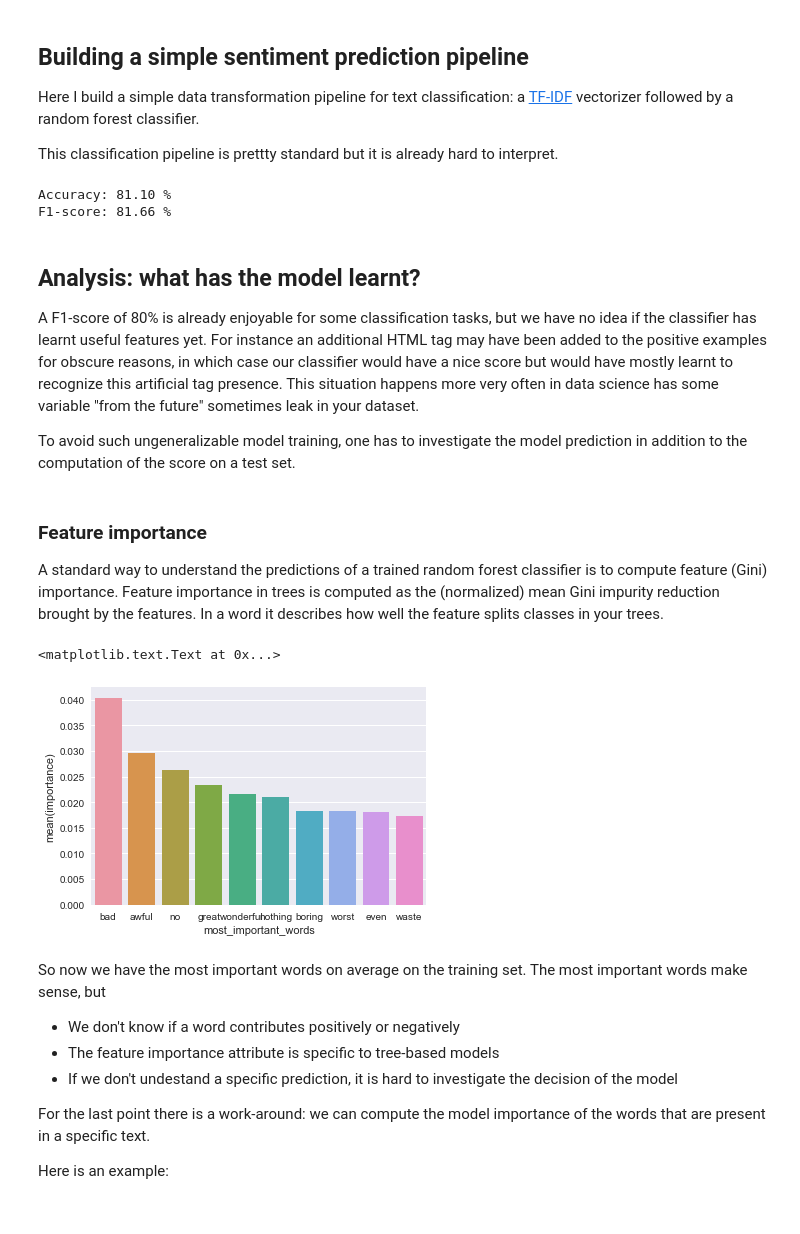
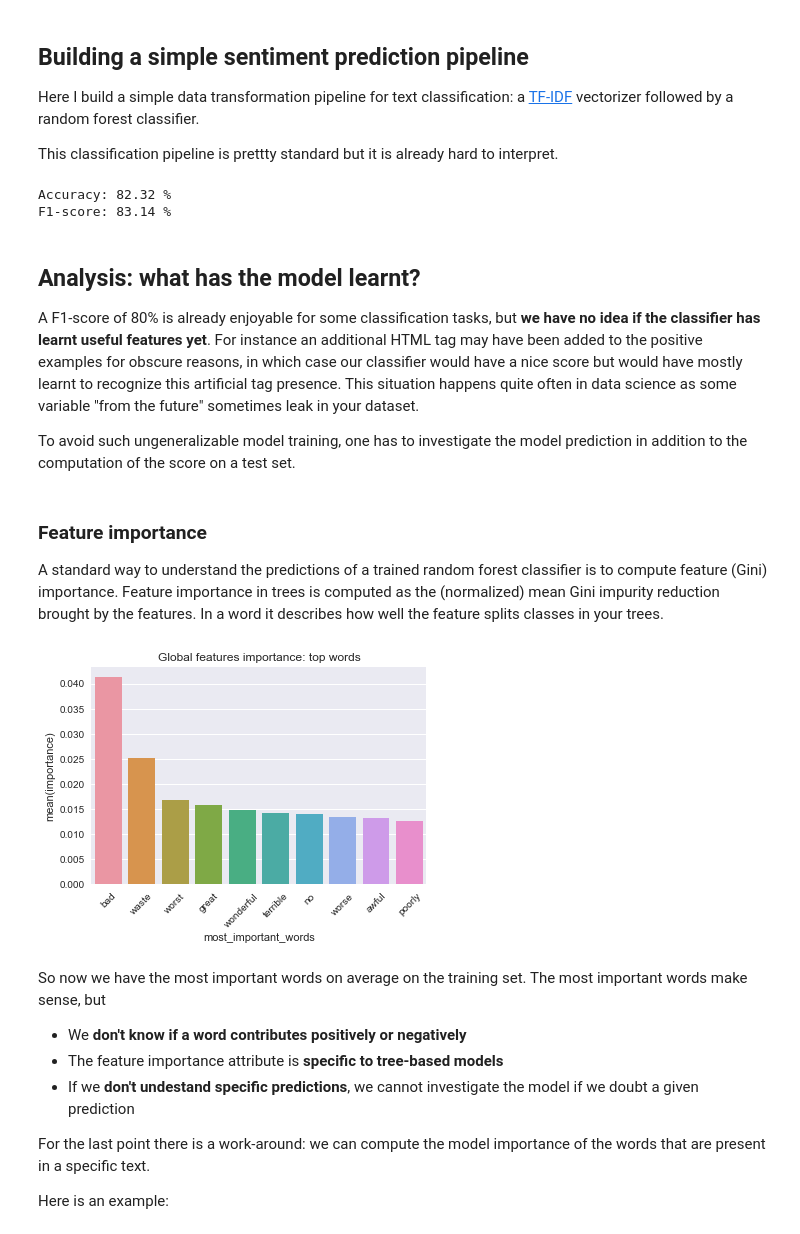
Before and after one commit to nkthiebaut/nkthiebaut.github.io, a Jupyter notebook: content/lime-of-words.ipynb, the cells around one changed output. Drawn from its saved outputs; the diff is of its cells as text; code cells hidden in the pictures.

```diff
--- a/content/lime-of-words.ipynb
+++ b/content/lime-of-words.ipynb
@@ -33,13 +33,17 @@ for w in all_tokens:
     frequencies[w] += 1
 print('Vocabulary size before rare words tagging:', len(set(all_tokens)))
 
-# 2) Replace words occuring less than 20 times in the corpus with an out-of-vocabulary tag
-texts = [' '.join([w if frequencies[w] > 20 else '<oov>'
+# 2) Replace words occuring less than 10 times in the corpus with an
+# out-of-vocabulary tag
+texts = [' '.join([w if frequencies[w] > 10 else '<oov>'
                    for w in t.split()])
          for t in texts]
-print('Vocabulary size after rare words tagging:', len(set([token for t in texts for token in t.split()])))
+print('Vocabulary size after rare words tagging:',
+      len(set([token for t in texts for token in t.split()])))
 
-# 3) Split train and test sets (should be done before rare words tagging in real world applications)
-texts_train, texts_test, y_train, y_test = train_test_split(texts, y)
+# 3) Split train and test sets (should be done before rare words
+# tagging in real world applications)
+texts_train, texts_test, y_train, y_test = \
+    train_test_split(texts, y, random_state=42)
 # %% [output]
 Vocabulary size before rare words tagging: 257663
@@ -56,7 +60,7 @@ from sklearn.ensemble import RandomForestClassifier
 from sklearn import metrics
 
 vectorizer = TfidfVectorizer()
-classifier = RandomForestClassifier(n_estimators=100, max_depth=5)
+classifier = RandomForestClassifier(n_estimators=100, max_depth=10)
 
 pipeline = make_pipeline(vectorizer, classifier)
 
@@ -66,11 +70,11 @@ y_preds = pipeline.predict(texts_test)
 print('Accuracy: {:.2f} %'.format(100*metrics.accuracy_score(y_preds, y_test)))
 print('F1-score: {:.2f} %'.format(100*metrics.f1_score(y_preds, y_test)))
 # %% [output]
-Accuracy: 81.10 %
-F1-score: 81.66 %
+Accuracy: 82.32 %
+F1-score: 83.14 %
 # %% [markdown]
 ## Analysis: what has the model learnt?
-A F1-score of 80% is already enjoyable for some classification tasks, but we have no idea if the classifier has learnt useful features yet. For instance an additional HTML tag may have been added to the positive examples for obscure reasons, in which case our classifier would have a nice score but would have mostly learnt to recognize this artificial tag presence. This situation happens more very often in data science has some variable "from the future" sometimes leak in your dataset.
+A F1-score of 80% is already enjoyable for some classification tasks, but **we have no idea if the classifier has learnt useful features yet**. For instance an additional HTML tag may have been added to the positive examples for obscure reasons, in which case our classifier would have a nice score but would have mostly learnt to recognize this artificial tag presence. This situation happens quite often in data science as some variable "from the future" sometimes leak in your dataset.
 
 To avoid such ungeneralizable model training, one has to investigate the model prediction in addition to the computation of the score on a test set.
 # %% [markdown]
@@ -80,23 +84,24 @@ A standard way to understand the predictions of a trained random forest classifi
 # %%
 import seaborn as sns
 %matplotlib inline
 
 # Create a dictionary with most important features
 importances = pipeline.named_steps['randomforestclassifier'].feature_importances_
 top_indices = np.argsort(importances)[::-1][:10]
-words_importance = pd.DataFrame({'most_important_words': np.array(vectorizer.get_feature_names())[top_indices],
+features_names = np.array(vectorizer.get_feature_names())
+words_importance = pd.DataFrame({'most_important_words': features_names[top_indices],
                                  'importance': importances[top_indices]})
 
-sns.barplot(x="most_important_words", y="importance", data=words_importance);
-plt.title('')
+sns.barplot(x="most_important_words", y="importance", data=words_importance)
+plt.xticks(rotation=45)
+plt.title('Global features importance: top words');
 # %% [output]
-<matplotlib.text.Text at 0x...>
-[figure, old version]
+[figure, new version]
 # %% [markdown]
 So now we have the most important words on average on the training set. The most important words make sense, but
-* We don't know if a word contributes positively or negatively
-* The feature importance attribute is specific to tree-based models
-* If we don't undestand a specific prediction, it is hard to investigate the decision of the model
+* We **don't know if a word contributes positively or negatively**
+* The feature importance attribute is **specific to tree-based models**
+* If we **don't undestand specific predictions**, we cannot investigate the model if we doubt a given prediction
 
 For the last point there is a work-around: we can compute the model importance of the words that are present in a specific text.
 
```
Also changed, not shown: parts of 8 cells of this notebook, 15 other files.
